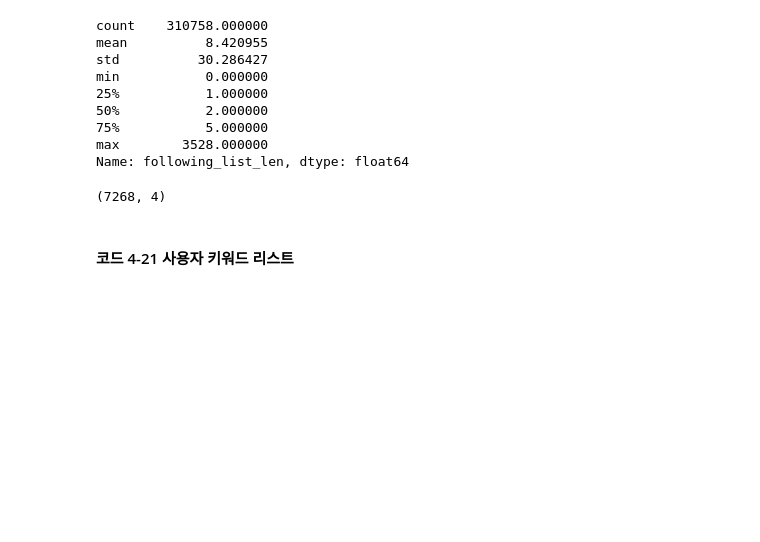
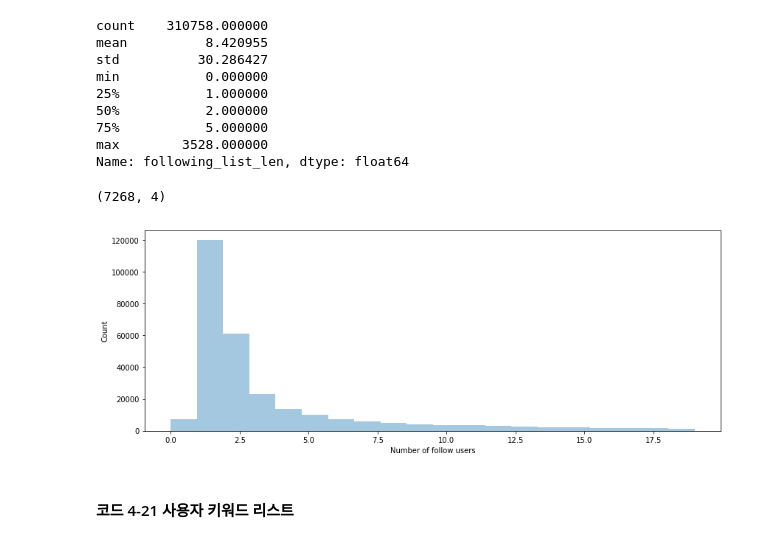
Before and after one commit to BryanKoo/arena2-book, a Jupyter notebook: eda.ipynb, the cells around one changed output. Cells and saved outputs as stored; diff of their text form; code cells hidden in the pictures; blank space fills up the shorter version.

```diff
--- a/eda.ipynb
+++ b/eda.ipynb
@@ -247,6 +273,14 @@ Name: following_list_len, dtype: float64
 user_df[user_df['following_list_len'] == 0].shape
 # %% [output]
 (7268, 4)
+# %%
+plt.figure(figsize = (14, 5))
+sns.distplot(user_df[user_df['following_list_len'] < 20]['following_list_len'], kde=False, bins=20)
+plt.xlabel('Number of follow users')
+plt.ylabel('Count')
+plt.show()
+# %% [output]
+[figure, added]
 # %% [markdown]
 #### 코드 4-21  사용자 키워드 리스트
 # %%
```
Also changed, not shown: parts of 5 cells of this notebook.
